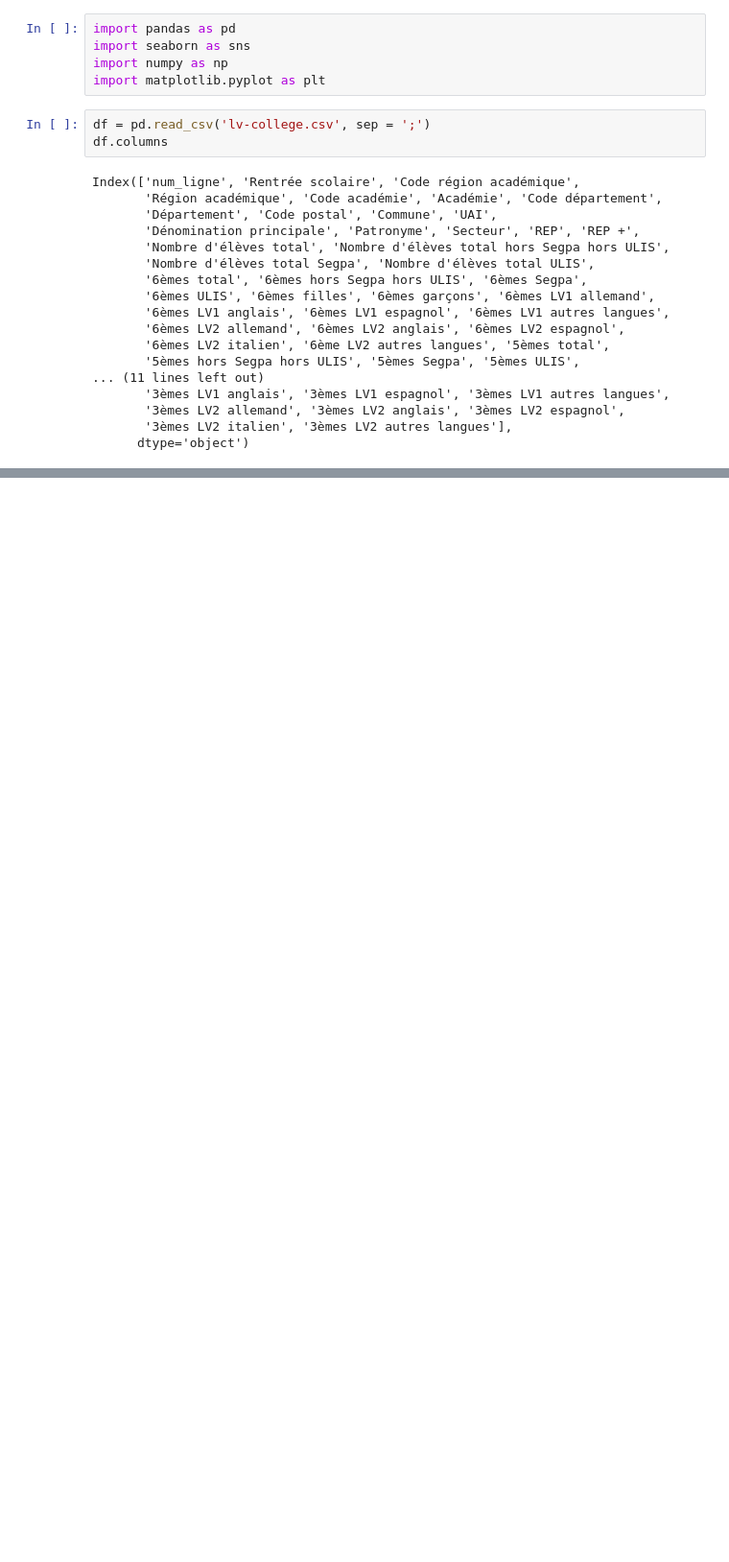
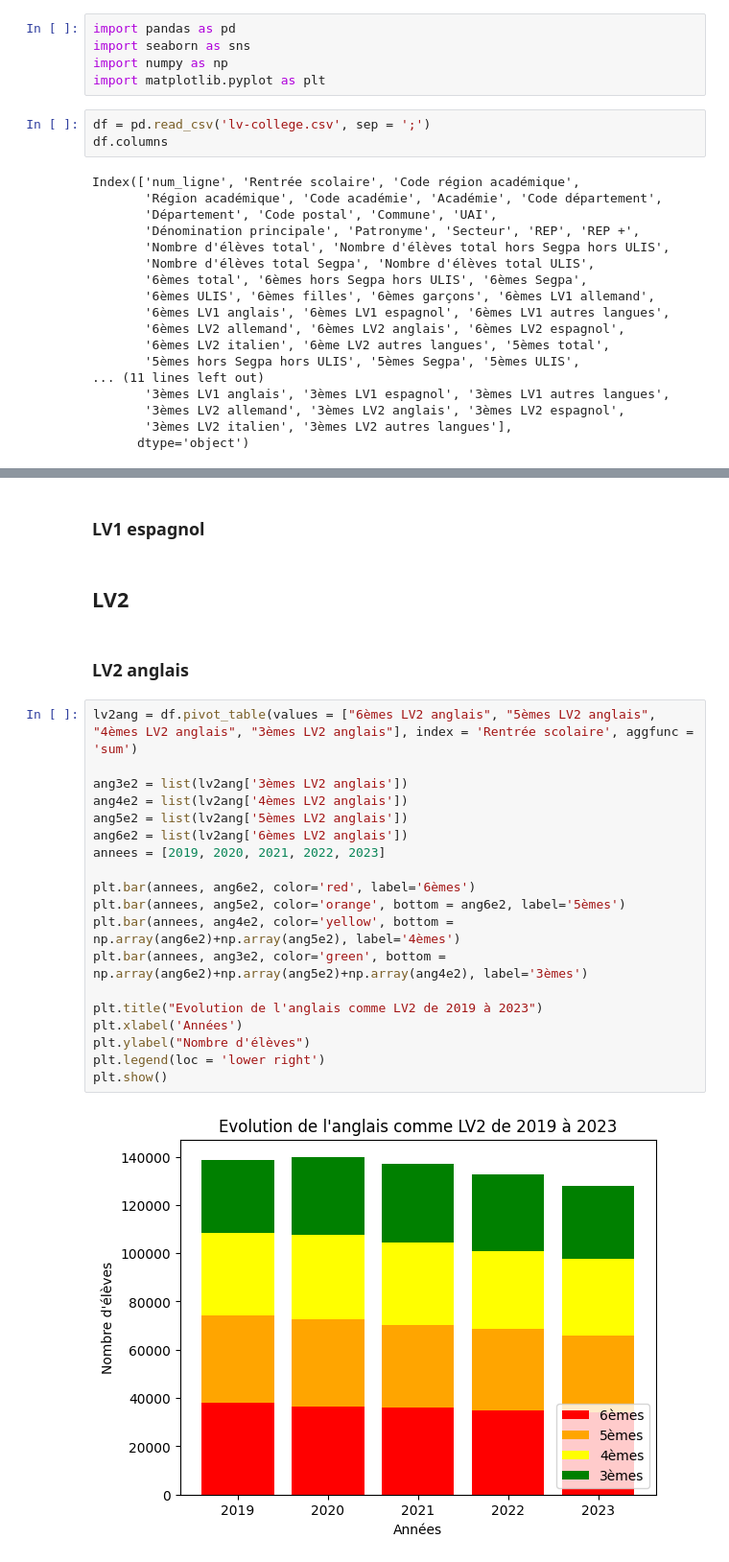
Before and after one commit to margotlafond/projet-info, a Jupyter notebook: analyse_data2.ipynb, the cells around one changed output, grey strips where cells are left out. Shown at 96% size. Cells and saved outputs as stored; diff of their text form; blank space fills up the shorter version.

```diff
--- a/analyse_data2.ipynb
+++ b/analyse_data2.ipynb
@@ -74,0 +77,27 @@ plt.show()
+# %% [markdown]
+### LV1 espagnol
+# %% [markdown]
+## LV2
+# %% [markdown]
+### LV2 anglais
+# %%
+lv2ang = df.pivot_table(values = ["6èmes LV2 anglais", "5èmes LV2 anglais", "4èmes LV2 anglais", "3èmes LV2 anglais"], index = 'Rentrée scolaire', aggfunc = 'sum')
+
+ang3e2 = list(lv2ang['3èmes LV2 anglais'])
+ang4e2 = list(lv2ang['4èmes LV2 anglais'])
+ang5e2 = list(lv2ang['5èmes LV2 anglais'])
+ang6e2 = list(lv2ang['6èmes LV2 anglais'])
+annees = [2019, 2020, 2021, 2022, 2023]
+
+plt.bar(annees, ang6e2, color='red', label='6èmes')
+plt.bar(annees, ang5e2, color='orange', bottom = ang6e2, label='5èmes')
+plt.bar(annees, ang4e2, color='yellow', bottom = np.array(ang6e2)+np.array(ang5e2), label='4èmes')
+plt.bar(annees, ang3e2, color='green', bottom = np.array(ang6e2)+np.array(ang5e2)+np.array(ang4e2), label='3èmes')
+
+plt.title("Evolution de l'anglais comme LV2 de 2019 à 2023")
+plt.xlabel('Années')
+plt.ylabel("Nombre d'élèves")
+plt.legend(loc = 'lower right')
+plt.show()
+# %% [output]
+[figure, added]
```
Also changed, not shown: parts of 8 cells of this notebook.
